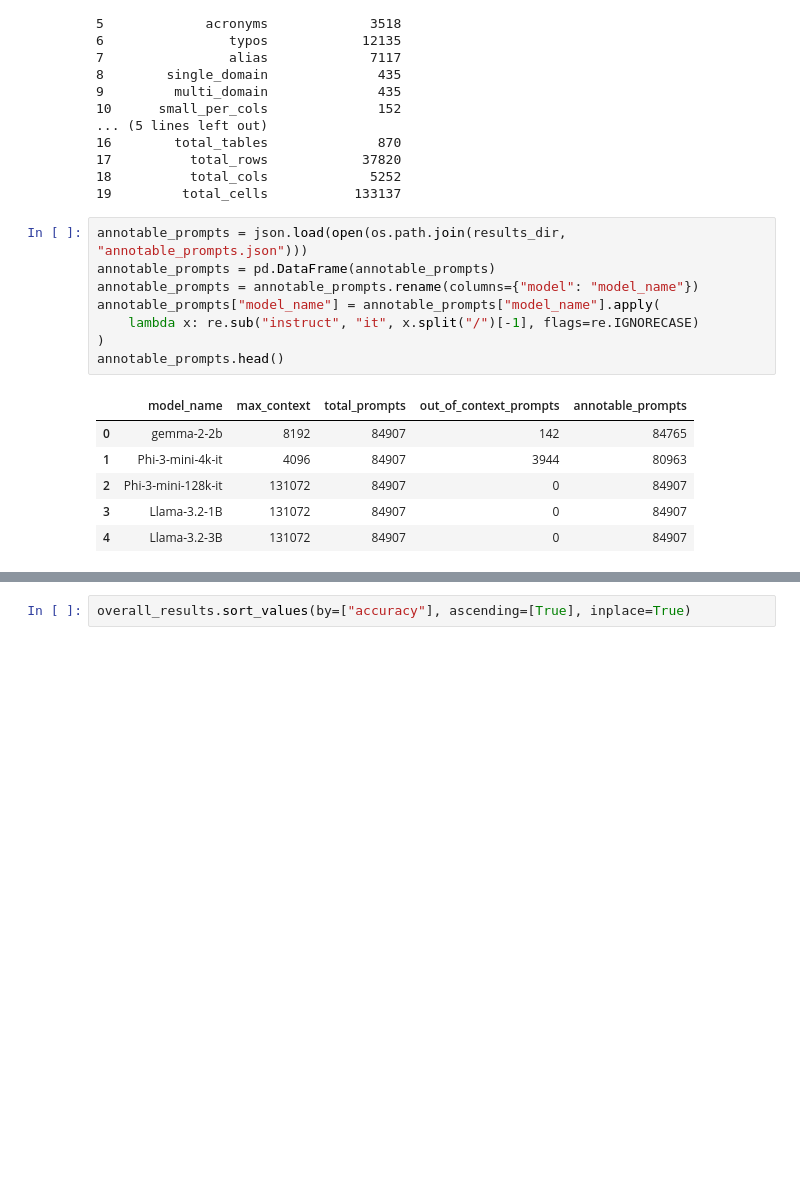
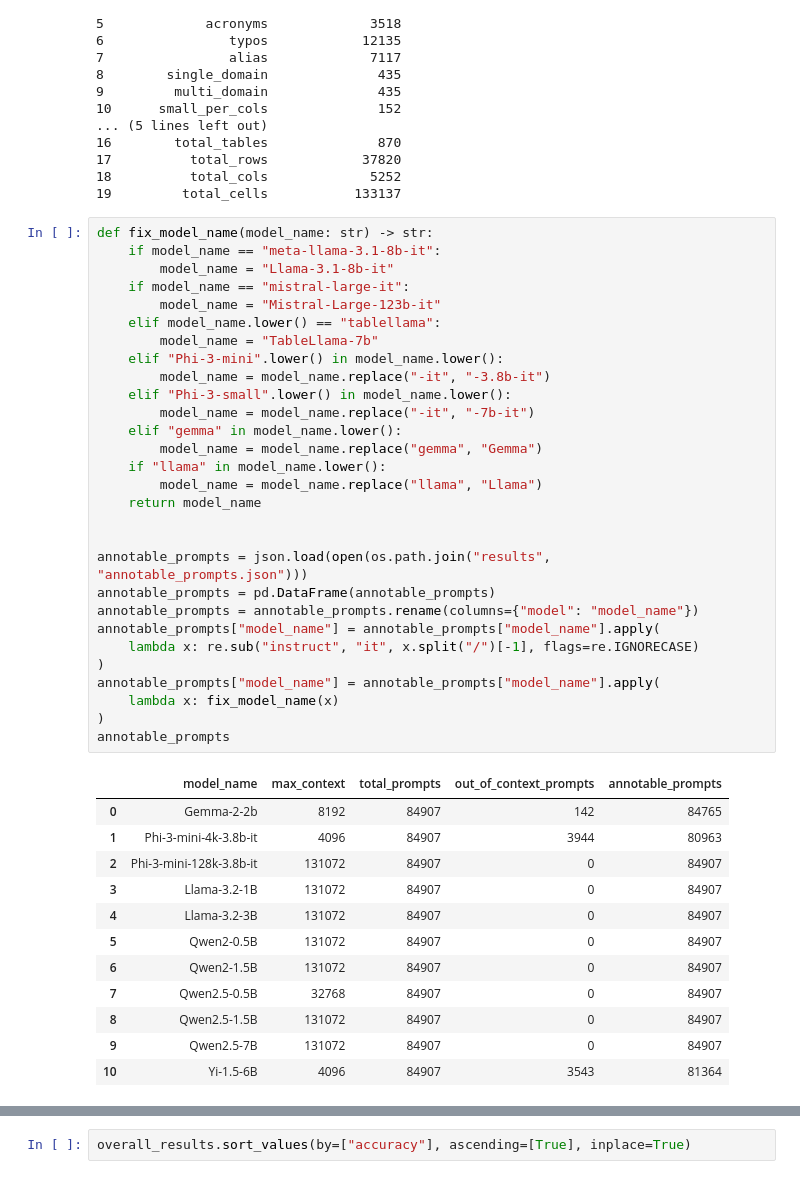
Before and after one commit to unimib-datAI/mammotab-analysis, a Jupyter notebook: analysis.ipynb, the cells around one changed output, grey strips where cells are left out. Drawn from its saved outputs; the diff is of its cells as text; blank space fills up the shorter version.

```diff
--- a/analysis.ipynb
+++ b/analysis.ipynb
@@ -59,20 +59,47 @@ print(totals)
 18          total_cols             5252
 19         total_cells           133137
 # %%
-annotable_prompts = json.load(open(os.path.join(results_dir, "annotable_prompts.json")))
+def fix_model_name(model_name: str) -> str:
+    if model_name == "meta-llama-3.1-8b-it":
+        model_name = "Llama-3.1-8b-it"
+    if model_name == "mistral-large-it":
+        model_name = "Mistral-Large-123b-it"
+    elif model_name.lower() == "tablellama":
+        model_name = "TableLlama-7b"
+    elif "Phi-3-mini".lower() in model_name.lower():
+        model_name = model_name.replace("-it", "-3.8b-it")
+    elif "Phi-3-small".lower() in model_name.lower():
+        model_name = model_name.replace("-it", "-7b-it")
+    elif "gemma" in model_name.lower():
+        model_name = model_name.replace("gemma", "Gemma")
+    if "llama" in model_name.lower():
+        model_name = model_name.replace("llama", "Llama")
+    return model_name
+
+
+annotable_prompts = json.load(open(os.path.join("results", "annotable_prompts.json")))
 annotable_prompts = pd.DataFrame(annotable_prompts)
 annotable_prompts = annotable_prompts.rename(columns={"model": "model_name"})
 annotable_prompts["model_name"] = annotable_prompts["model_name"].apply(
     lambda x: re.sub("instruct", "it", x.split("/")[-1], flags=re.IGNORECASE)
 )
-annotable_prompts.head()
+annotable_prompts["model_name"] = annotable_prompts["model_name"].apply(
+    lambda x: fix_model_name(x)
+)
+annotable_prompts
 # %% [output]
 |  | model_name | max_context | total_prompts | out_of_context_prompts | annotable_prompts |
-| 0 | gemma-2-2b | 8192 | 84907 | 142 | 84765 |
-| 1 | Phi-3-mini-4k-it | 4096 | 84907 | 3944 | 80963 |
-| 2 | Phi-3-mini-128k-it | 131072 | 84907 | 0 | 84907 |
+| 0 | Gemma-2-2b | 8192 | 84907 | 142 | 84765 |
+| 1 | Phi-3-mini-4k-3.8b-it | 4096 | 84907 | 3944 | 80963 |
+| 2 | Phi-3-mini-128k-3.8b-it | 131072 | 84907 | 0 | 84907 |
 | 3 | Llama-3.2-1B | 131072 | 84907 | 0 | 84907 |
 | 4 | Llama-3.2-3B | 131072 | 84907 | 0 | 84907 |
+| 5 | Qwen2-0.5B | 131072 | 84907 | 0 | 84907 |
+| 6 | Qwen2-1.5B | 131072 | 84907 | 0 | 84907 |
+| 7 | Qwen2.5-0.5B | 32768 | 84907 | 0 | 84907 |
+| 8 | Qwen2.5-1.5B | 131072 | 84907 | 0 | 84907 |
+| 9 | Qwen2.5-7B | 131072 | 84907 | 0 | 84907 |
+| 10 | Yi-1.5-6B | 4096 | 84907 | 3543 | 81364 |
 # %%
 overall_results = []
 per_challenge_results = []
```
Also changed, not shown: parts of 8 cells of this notebook, 23 other files.
